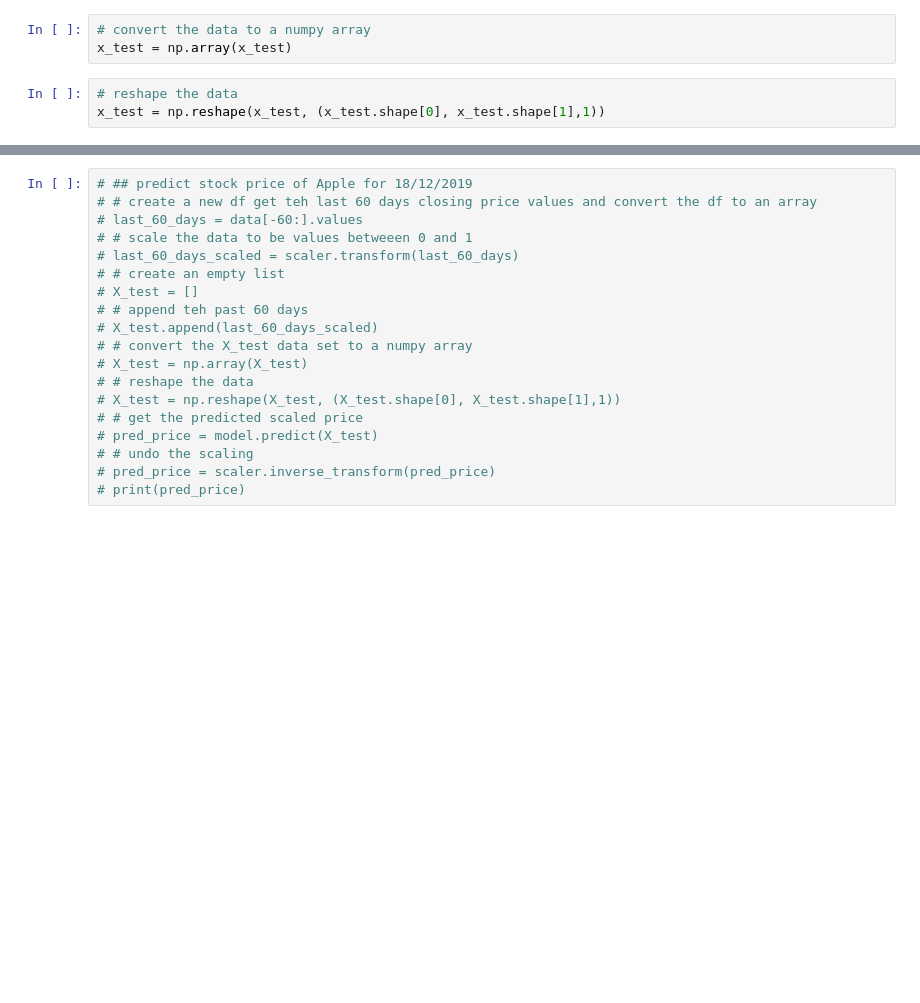
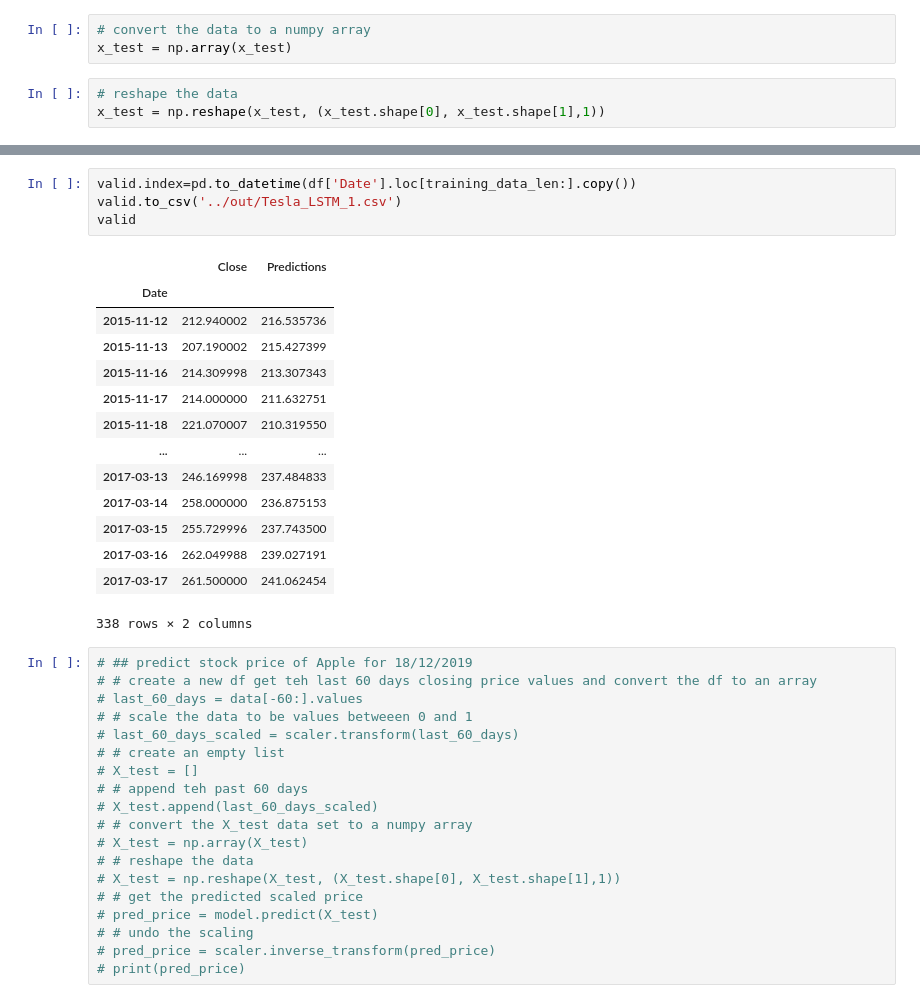
Before and after one commit to conganhhcmus/stock-predict, a Jupyter notebook: predict/LSTM.ipynb, the cells around one changed output, grey strips where cells are left out. Cells and saved outputs as stored; diff of their text form; blank space fills up the shorter version.

Commit message:
export predict .csv

```diff
--- a/predict/LSTM.ipynb
+++ b/predict/LSTM.ipynb
@@ -180,3 +174,22 @@ valid
+# %%
+valid.index=pd.to_datetime(df['Date'].loc[training_data_len:].copy())
+valid.to_csv('../out/Tesla_LSTM_1.csv')
+valid
+# %% [output]
+|  | Close | Predictions |
+| Date |  |  |
+| 2015-11-12 | 212.940002 | 216.535736 |
+| 2015-11-13 | 207.190002 | 215.427399 |
+| 2015-11-16 | 214.309998 | 213.307343 |
+| 2015-11-17 | 214.000000 | 211.632751 |
+| 2015-11-18 | 221.070007 | 210.319550 |
+| ... | ... | ... |
+| 2017-03-13 | 246.169998 | 237.484833 |
+| 2017-03-14 | 258.000000 | 236.875153 |
+| 2017-03-15 | 255.729996 | 237.743500 |
+| 2017-03-16 | 262.049988 | 239.027191 |
+| 2017-03-17 | 261.500000 | 241.062454 |
+338 rows × 2 columns
 # %%
 # ## predict stock price of Apple for 18/12/2019
 # # create a new df get teh last 60 days closing price values and convert the df to an array
```
Also changed, not shown: parts of 13 cells of this notebook, 8 other files.
